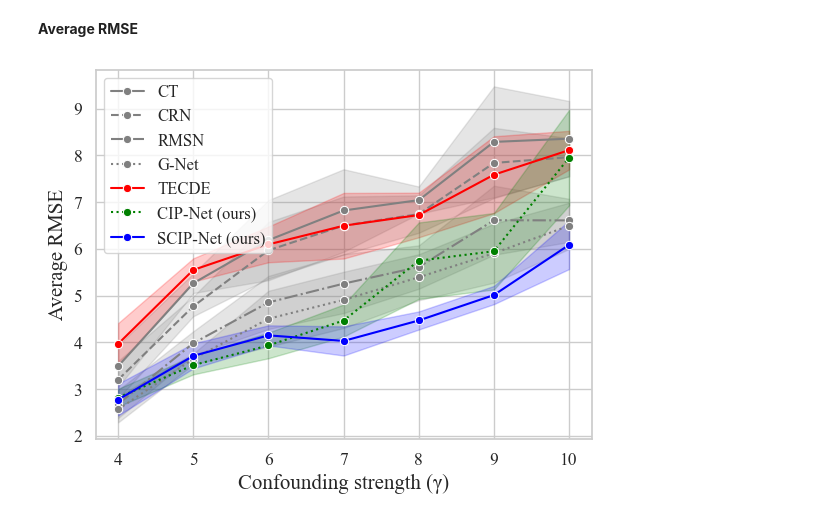
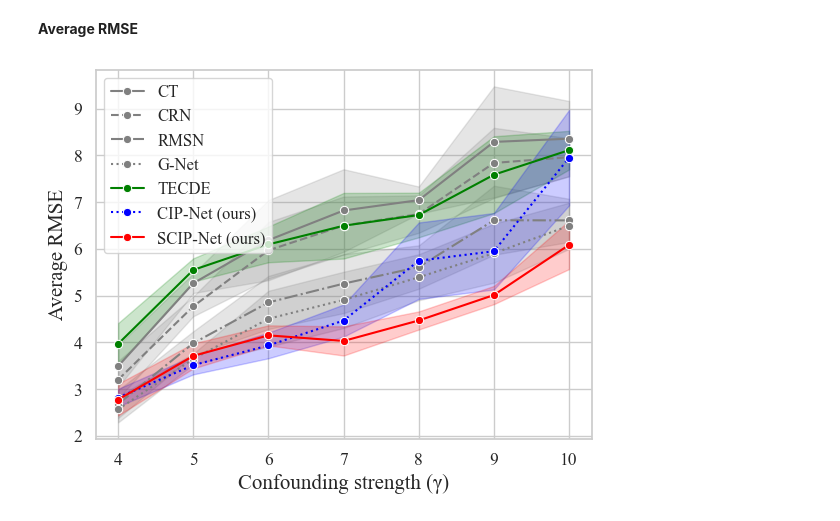
Before and after one commit to konstantinhess/SCIP-Net, a Jupyter notebook: notebooks/results_cancer_sim.ipynb, the cells around one changed output. Drawn from its saved outputs; the diff is of its cells as text; code cells hidden in the pictures.

```diff
--- a/notebooks/results_cancer_sim.ipynb
+++ b/notebooks/results_cancer_sim.ipynb
@@ -129,9 +129,9 @@ model_styles = {
     'CRN': {'color': 'grey', 'linestyle': '--'},
     'RMSN': {'color': 'grey', 'linestyle': '-.'},
     'G-Net': {'color': 'grey', 'linestyle': ':'},
-    'TECDE': {'color': 'red', 'linestyle': '-'},
-    'CIP-Net (ours)': {'color': 'green', 'linestyle': ':'},  # dotted blue
-    'SCIP-Net (ours)': {'color': 'blue', 'linestyle': '-'}, # solid blue
+    'TECDE': {'color': 'green', 'linestyle': '-'},
+    'CIP-Net (ours)': {'color': 'blue', 'linestyle': ':'},  # dotted blue
+    'SCIP-Net (ours)': {'color': 'red', 'linestyle': '-'}, # solid blue
 }
 
 sns.set(style="whitegrid", font_scale=1.15)
@@ -232,9 +232,9 @@ model_styles = {
     'CRN': {'color': 'grey', 'linestyle': '--'},
     'RMSN': {'color': 'grey', 'linestyle': '-.'},
     'G-Net': {'color': 'grey', 'linestyle': ':'},
-    'TECDE': {'color': 'red', 'linestyle': '-'},
-    'CIP-Net (ours)': {'color': 'green', 'linestyle': ':'},  # dotted blue
-    'SCIP-Net (ours)': {'color': 'blue', 'linestyle': '-'}, # solid blue
+    'TECDE': {'color': 'green', 'linestyle': '-'},
+    'CIP-Net (ours)': {'color': 'blue', 'linestyle': ':'},  # dotted blue
+    'SCIP-Net (ours)': {'color': 'red', 'linestyle': '-'}, # solid blue
 }
 
 sns.set(style="whitegrid", font_scale=1.15)
@@ -335,9 +335,9 @@ model_styles = {
     'CRN': {'color': 'grey', 'linestyle': '--'},
     'RMSN': {'color': 'grey', 'linestyle': '-.'},
     'G-Net': {'color': 'grey', 'linestyle': ':'},
-    'TECDE': {'color': 'red', 'linestyle': '-'},
-    'CIP-Net (ours)': {'color': 'green', 'linestyle': ':'},  # dotted blue
-    'SCIP-Net (ours)': {'color': 'blue', 'linestyle': '-'}, # solid blue
+    'TECDE': {'color': 'green', 'linestyle': '-'},
+    'CIP-Net (ours)': {'color': 'blue', 'linestyle': ':'},  # dotted blue
+    'SCIP-Net (ours)': {'color': 'red', 'linestyle': '-'}, # solid blue
 }
 
 sns.set(style="whitegrid", font_scale=1.15)
@@ -345,31 +345,31 @@ rc('font', **{'family': 'Times New Roman', 'weight': 'normal', 'size': 10})
 
 # Plot each model separately with its specific style
 for model in model_order:
     model_df = df[df['model'] == model]
     sns.lineplot(
         data=model_df,
         x='gamma',
         y='mean_rmse',
         label=model,
         color=model_styles[model]['color'],
         linestyle=model_styles[model]['linestyle'],
         marker='o'
     )
 
     # Add shaded area for standard deviation
     plt.fill_between(
         model_df['gamma'],
         model_df['mean_rmse'] - model_df['std_rmse'] / 2,
         model_df['mean_rmse'] + model_df['std_rmse'] / 2,
         color=model_styles[model]['color'],
         alpha=0.2
     )
 
 # Set labels and legend
 plt.xlabel('Confounding strength (γ)', fontsize=15)
 plt.ylabel('Average RMSE', fontsize=15)
 plt.legend(loc='upper left', frameon=True, fontsize=12)
 #plt.savefig('../overleaf/figures/results_cancer_sim_window3.pdf')
 plt.show()
 # %% [output]
-[figure, old version]
+[figure, new version]
```
Also changed, not shown: parts of 2 cells of this notebook.
